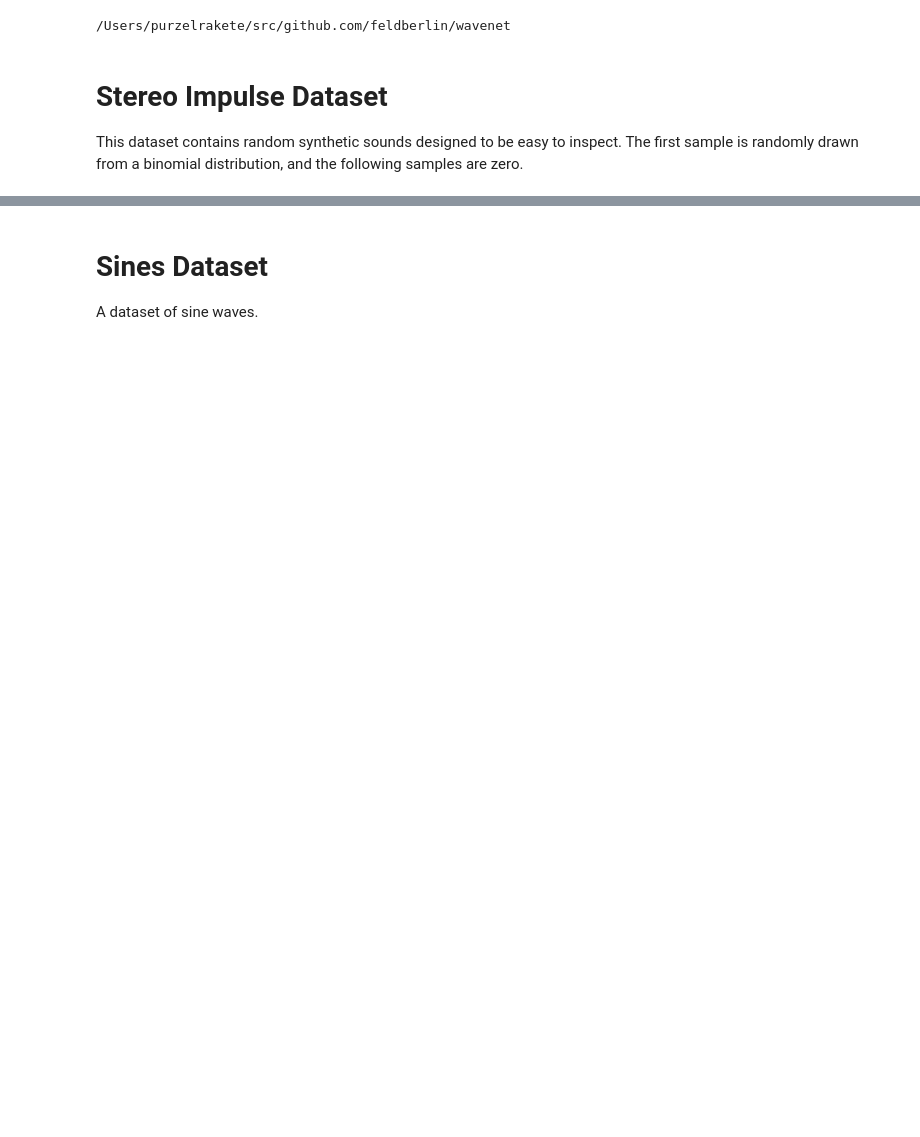
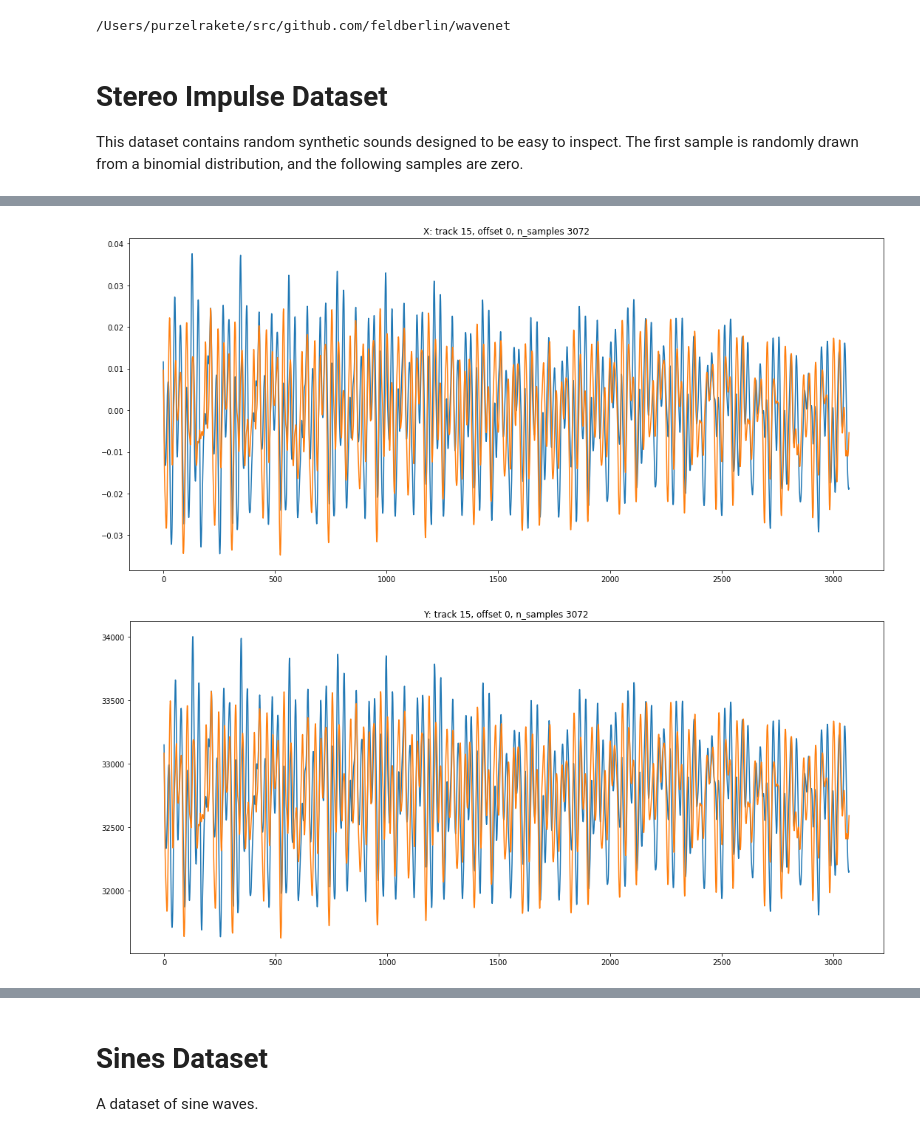
Before and after one commit to feldberlin/wavenet, a Jupyter notebook: nbs/datasets.ipynb, the cells around one changed output, grey strips where cells are left out. Cells and saved outputs as stored; diff of their text form; code cells hidden in the pictures; blank space fills up the shorter version.

```diff
--- a/nbs/datasets.ipynb
+++ b/nbs/datasets.ipynb
@@ -30,6 +25,0 @@ A dataset of slices taken from a single track.
-# %%
-p = model.HParams()
-X = datasets.Track('fixtures/short.wav', p)
-y = X[:][1]
-# %%
-track_i = viz.plot_track(y, n_samples=p.receptive_field_size())
@@ -43,0 +34,13 @@ ipd.Audio(y, rate=p.sampling_rate)
+# %%
+def track_dataset(compress=None, n_classes=None):
+    p = model.HParams(compress=compress, n_classes=n_classes)
+    X, Y = datasets.to_tensor(datasets.Track('fixtures/short.wav', p))
+    n_samples = p.receptive_field_size()
+    track_i = viz.plot_track(X, n_samples=n_samples, title='X')
+    viz.plot_track(Y, track_i, n_samples=n_samples, title='Y')
+    track = X[track_i].numpy()
+    if p.compress: track = audio.mu_expand(track, p)
+    return ipd.Audio(track, rate=p.sampling_rate)
+
+track_dataset(compress=False, n_classes=2**16)
+# %% [output]
@@ -43,0 +48,2 @@ ipd.Audio(y, rate=p.sampling_rate)
+[figure, added]
+[figure, added]
```
Also changed, not shown: parts of 14 cells of this notebook, 11 other files.
